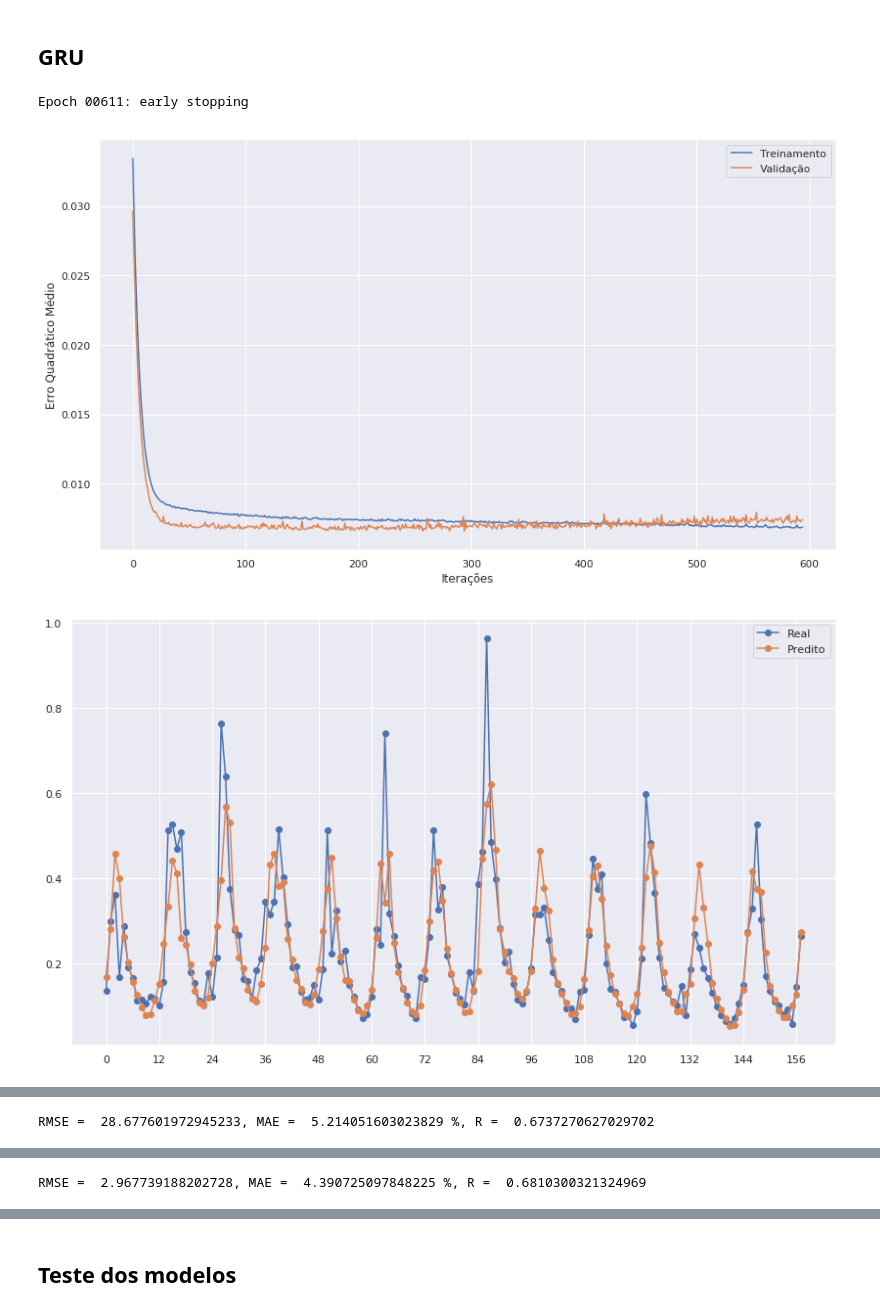
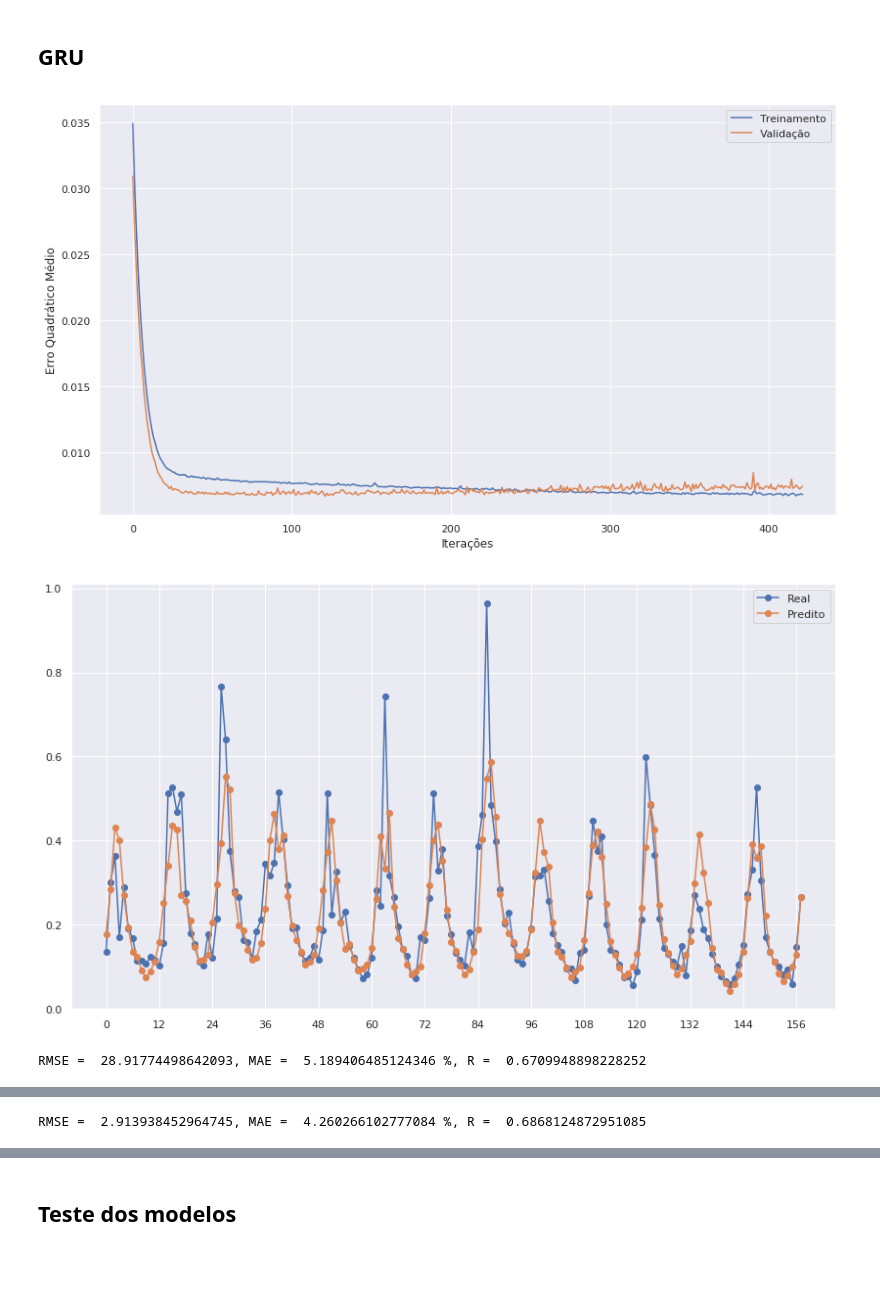
Before and after one commit to Gabrui/papers, a Jupyter notebook: IEEE_vazao_rios/vazao_rios.ipynb, the cells around one changed output, grey strips where cells are left out. Cells and saved outputs as stored; diff of their text form; code cells hidden in the pictures; blank space fills up the shorter version.

```diff
--- a/IEEE_vazao_rios/vazao_rios.ipynb
+++ b/IEEE_vazao_rios/vazao_rios.ipynb
@@ -476,33 +473,33 @@ RMSE =  2.935692524132948, MAE =  4.315145410146727 %, R =  0.6844743790782233
 # %%
 def modelo_gru(janela, quant_rios, ruido=0.05): #sqrt(rate / (1 - rate))
     entrada = Input(shape=(janela, quant_rios))
     mes = Input(shape=(janela, 12), name='mes')
 
     entrada_ruidosa = GaussianDropout(ruido)(entrada)
     entrada_aumentada = Concatenate(axis=-1)([entrada_ruidosa, mes])
     X = Dense(12, activation='relu', kernel_regularizer=regularizers.l2(0.02))(entrada_aumentada)
     X = GaussianDropout(0.004)(X)
-    X = GRU(6, return_sequences=True)(X)
+    X = GRU(9, return_sequences=True)(X)
     X = GaussianDropout(0.002)(X)
     X = Dense(6, activation='relu')(X)
     estimativa = Dense(quant_rios)(X)
 
     modelo = Model(inputs=[entrada, mes], outputs=estimativa)
     return modelo
 
-if not os.path.isfile('modelos/melhor_gru.h5') or True:
+if not os.path.isfile('modelos/melhor_gru.h5'):# or True:
     gru = modelo_gru(janela_reco, 2)
     gru.compile(optimizer='adam', loss='mse')
     parar_gru = EarlyStopping(monitor='val_loss', mode='min', verbose=1, patience=300, min_delta=0)
     salvar_gru = ModelCheckpoint('modelos/melhor_gru.h5', monitor='val_loss', mode='min', save_best_only=True)
 
     historico_gru = gru.fit([x_treina_reco, m_treina_reco], y_treina_reco, epochs=2000, validation_data=([x_valida_reco, m_valida_reco], y_valida_reco), verbose=0, callbacks=[parar_gru, salvar_gru])
     salva_historico(historico_gru.history, 'historicos/gru')
 
 mostra_treinamento(carrega_historico('historicos/gru'))
 gru = load_model('modelos/melhor_gru.h5')
 mostra_performance_reco(gru, [x_valida_reco, m_valida_reco], y_valida_reco, fatores_normalizacao)
 # %% [output]
-Epoch 00611: early stopping
-[figure, old version]
+[figure, new version]
-[figure, old version]
+[figure, new version]
+RMSE =  28.91774498642093, MAE =  5.189406485124346 %, R =  0.6709948898228252
@@ -509 +507 @@ Epoch 00611: early stopping
-RMSE =  28.677601972945233, MAE =  5.214051603023829 %, R =  0.6737270627029702
+RMSE =  2.913938452964745, MAE =  4.260266102777084 %, R =  0.6868124872951085
@@ -511 +507,0 @@ RMSE =  28.677601972945233, MAE =  5.214051603023829 %, R =  0.6737270627029702
-RMSE =  2.967739188202728, MAE =  4.390725097848225 %, R =  0.6810300321324969
```
Also changed, not shown: parts of 5 cells of this notebook, 6 other files.
